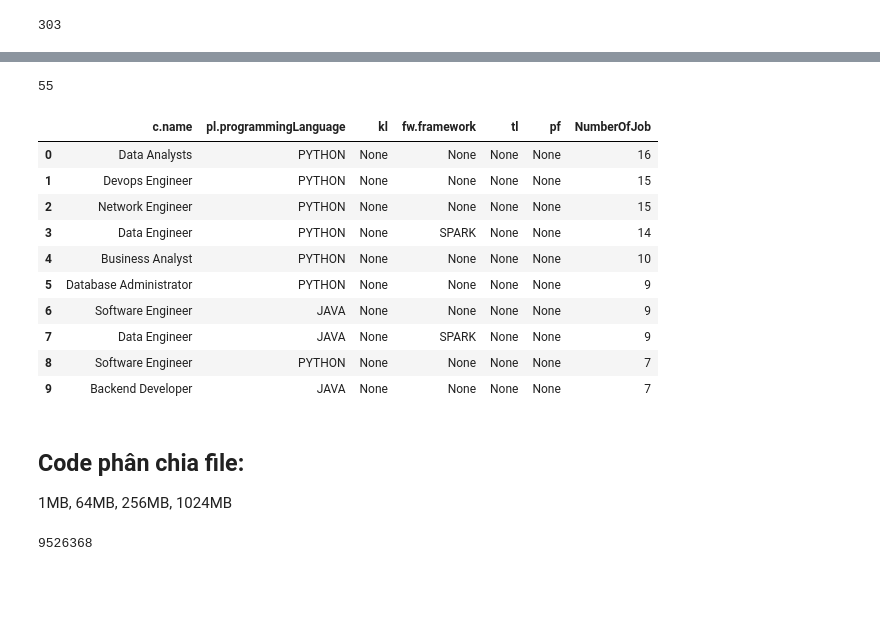
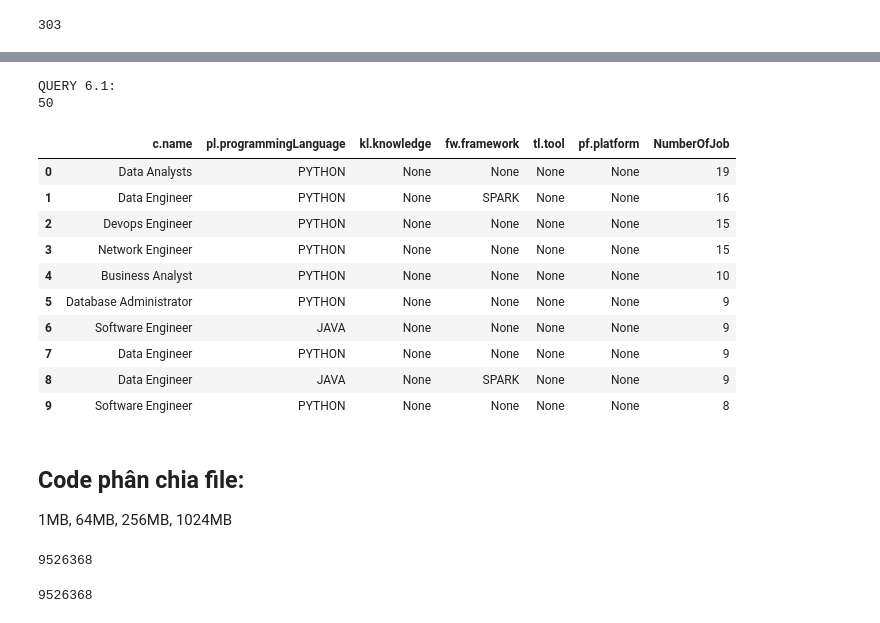
Before and after one commit to HelloWorld-00001/RecommandationCourseWeb-Neo4j, a Jupyter notebook: MyPaperDataSet/Code/TDWvsGDW.ipynb, the cells around one changed output, grey strips where cells are left out. Drawn from its saved outputs; the diff is of its cells as text; code cells hidden in the pictures; blank space fills up the shorter version.

```diff
--- a/MyPaperDataSet/Code/TDWvsGDW.ipynb
+++ b/MyPaperDataSet/Code/TDWvsGDW.ipynb
@@ -183,30 +219,32 @@ data.head(10)
 # %%
-query = f'''
+query = '''
 match(f: FactJobPosting)-[:Belong_to_career]->(c: Career)
 match(f)-[:Required_programmingLanguage]->(pl : ProgrammingLanguage) where pl.programmingLanguage in ["JAVA", "PYTHON"]
-optional match(f)-[:Required_knowledge]->(kl: Knowledge) where kl.knowledge in ["DATA ANALYSIS", "DATA WAREHOUSE"]
+optional match(f)-[:Required_knowledge]->(kl: Knowledge)<-[:Relate_to_knowledge]-(pl) where kl.knowledge in ["DATA ANALYSIS", "DATA WAREHOUSE"]
 optional match(f)-[:Required_tool]->(tl: Tool)<-[:Use_tool]-(pl) where tl.tool = "GIT"
 optional match(f)-[:Required_framework]->(fw: Framework)<-[:Have_framework]-(pl) where fw.framework in [ "SPARK", "SPRING"]
-optional match(f)-[:Required_platform]->(pf: Platform)-[Deploy_on_framework]->(fw) where pf.platform in ["AZURE", "CLOUD", "MYSQL"]
+optional match(f)-[:Required_platform]->(pf: Platform)<-[:Deploy_to_platform]-(fw) where pf.platform in ["AZURE", "CLOUD", "MYSQL"]
+return c.name, pl.programmingLanguage, kl.knowledge, fw.framework, tl.tool, pf.platform, sum(f.totalJobPost) as NumberOfJob order by NumberOfJob desc
+'''
+print("QUERY 6.1: ")
 
-return c.name, pl.programmingLanguage, kl, fw.framework, tl, pf, sum(f.totalJobPost) as NumberOfJob order by NumberOfJob desc
-'''
 data = queryToDataFrame(query)
 print(len(data))
 data.head(10)
 # %% [output]
-55
+QUERY 6.1:
+50
-|  | c.name | pl.programmingLanguage | kl | fw.framework | tl | pf | NumberOfJob |
-| 0 | Data Analysts | PYTHON | None | None | None | None | 16 |
-| 1 | Devops Engineer | PYTHON | None | None | None | None | 15 |
-| 2 | Network Engineer | PYTHON | None | None | None | None | 15 |
-| 3 | Data Engineer | PYTHON | None | SPARK | None | None | 14 |
+|  | c.name | pl.programmingLanguage | kl.knowledge | fw.framework | tl.tool | pf.platform | NumberOfJob |
+| 0 | Data Analysts | PYTHON | None | None | None | None | 19 |
+| 1 | Data Engineer | PYTHON | None | SPARK | None | None | 16 |
+| 2 | Devops Engineer | PYTHON | None | None | None | None | 15 |
+| 3 | Network Engineer | PYTHON | None | None | None | None | 15 |
 | 4 | Business Analyst | PYTHON | None | None | None | None | 10 |
 | 5 | Database Administrator | PYTHON | None | None | None | None | 9 |
 | 6 | Software Engineer | JAVA | None | None | None | None | 9 |
-| 7 | Data Engineer | JAVA | None | SPARK | None | None | 9 |
-| 8 | Software Engineer | PYTHON | None | None | None | None | 7 |
-| 9 | Backend Developer | JAVA | None | None | None | None | 7 |
+| 7 | Data Engineer | PYTHON | None | None | None | None | 9 |
+| 8 | Data Engineer | JAVA | None | SPARK | None | None | 9 |
+| 9 | Software Engineer | PYTHON | None | None | None | None | 8 |
 # %% [markdown]
 ## Code phân chia file:
 1MB, 64MB, 256MB, 1024MB
@@ -228,3 +270,7 @@ data = pd.read_csv(fileName)
+# %%
+len(data)
+# %% [output]
+9526368
 # %%
 len(data)
 # %% [output]
```
Also changed, not shown: parts of 10 cells of this notebook, 52 other files.
